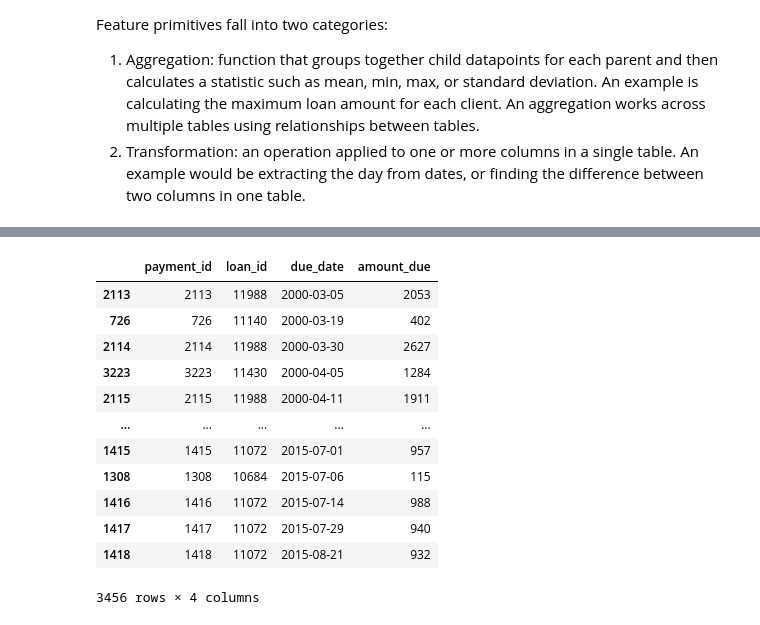
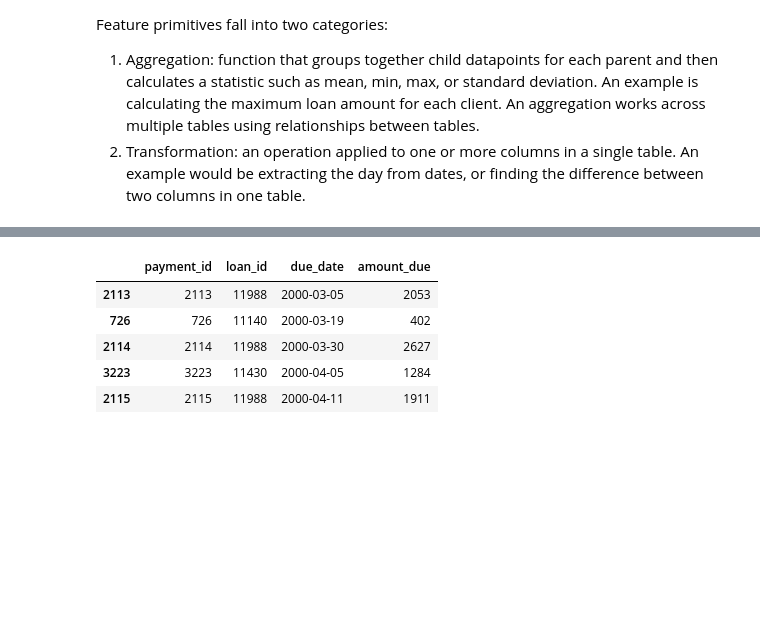
Before and after one commit to SalK91/dfs_tutorial, a Jupyter notebook: dfs_tutorial.ipynb, the cells around one changed output, grey strips where cells are left out. Cells and saved outputs as stored; diff of their text form; code cells hidden in the pictures; blank space fills up the shorter version.

```diff
--- a/dfs_tutorial.ipynb
+++ b/dfs_tutorial.ipynb
@@ -34,29 +36,33 @@ payments = pd.read_csv('./data/payments.csv', parse_dates = ['payment_date'])
 payments['payment_date'] = pd.to_datetime(payments['payment_date']).dt.date
 
 
-
-# payments add index as column
+# Adding an index as a new column 'payment_id'
 payments['payment_id'] = payments.index
 
-## move payment_id to first column
+# Reordering columns with 'payment_id' as the first column
 cols = payments.columns.tolist()
 cols = cols[-1:] + cols[:-1]
 payments = payments[cols]
 
 
+# Extracting relevant columns for 'payments_due'
 payments_due = payments[['payment_id', 'loan_id', 'payment_date','payment_amount']]
 payments_due.columns = ['payment_id', 'loan_id', 'due_date', 'amount_due']
 payments_due
 
 
-outcome = payments[payments['missed'] == 1][['payment_id','payment_date']]
+# Extracting information for 'outcome' where payments were not missed
+outcome = payments[payments['missed'] == 0][['payment_id','payment_date']]
 outcome.columns = ['payment_id', 'outcome_time']
-# subtract 1 day from cutoff_time to avoid leakage
+
+# Adjusting 'outcome_time' to avoid leakage by subtracting 1 day
 outcome['outcome_time'] = outcome['outcome_time'] + pd.Timedelta(days=1)
 
+# Resetting index for 'outcome'
 outcome.reset_index(drop=True, inplace=True)
 outcome['order_id'] = outcome.index
 
+# Reordering columns in 'outcome'
 cols = outcome.columns.tolist()
 cols = cols[-1:] + cols[:-1]
 outcome = outcome[cols]
@@ -173,8 +179,3 @@ Feature primitives fall into two categories:
 
 1. Aggregation: function that groups together child datapoints for each parent and then calculates a statistic such as mean, min, max, or standard deviation. An example is calculating the maximum loan amount for each client. An aggregation works across multiple tables using relationships between tables.
 2. Transformation: an operation applied to one or more columns in a single table. An example would be extracting the day from dates, or finding the difference between two columns in one table.
-# %%
-primitives = ft.list_primitives()
-# Set the maximum number of rows and columns to display
-pd.set_option('display.max_columns', None)
-pd.set_option('display.max_rows', 10)
@@ -211,29 +211,21 @@ primitives[primitives['type'] == 'transform'].head(10)
 # %%
-# Take the index and the appointment time to use as a cutoff time
+# Extracting 'payment_id' and 'due_date' for cutoff time
 cutoff_times = es['payments_due'][['payment_id', 'due_date']].sort_values(by='due_date')
 
-# Rename columns to avoid confusion
+# Rename columns
 cutoff_times.rename(columns = {'due_date': 'time'},
                     inplace = True)
 cutoff_times.head()
 
-# subtract 1 day from the time
 cutoff_times['time'] = cutoff_times['time'] - pd.Timedelta(0, 'days')
-payments_due
+payments_due.head(5)
 # %% [output]
 |  | payment_id | loan_id | due_date | amount_due |
 | 2113 | 2113 | 11988 | 2000-03-05 | 2053 |
 | 726 | 726 | 11140 | 2000-03-19 | 402 |
 | 2114 | 2114 | 11988 | 2000-03-30 | 2627 |
 | 3223 | 3223 | 11430 | 2000-04-05 | 1284 |
 | 2115 | 2115 | 11988 | 2000-04-11 | 1911 |
-| ... | ... | ... | ... | ... |
-| 1415 | 1415 | 11072 | 2015-07-01 | 957 |
-| 1308 | 1308 | 10684 | 2015-07-06 | 115 |
-| 1416 | 1416 | 11072 | 2015-07-14 | 988 |
-| 1417 | 1417 | 11072 | 2015-07-29 | 940 |
-| 1418 | 1418 | 11072 | 2015-08-21 | 932 |
-3456 rows × 4 columns
 # %%
 ## Create feature per payment entry
 
```
Also changed, not shown: parts of 20 cells of this notebook, 1 other file.
